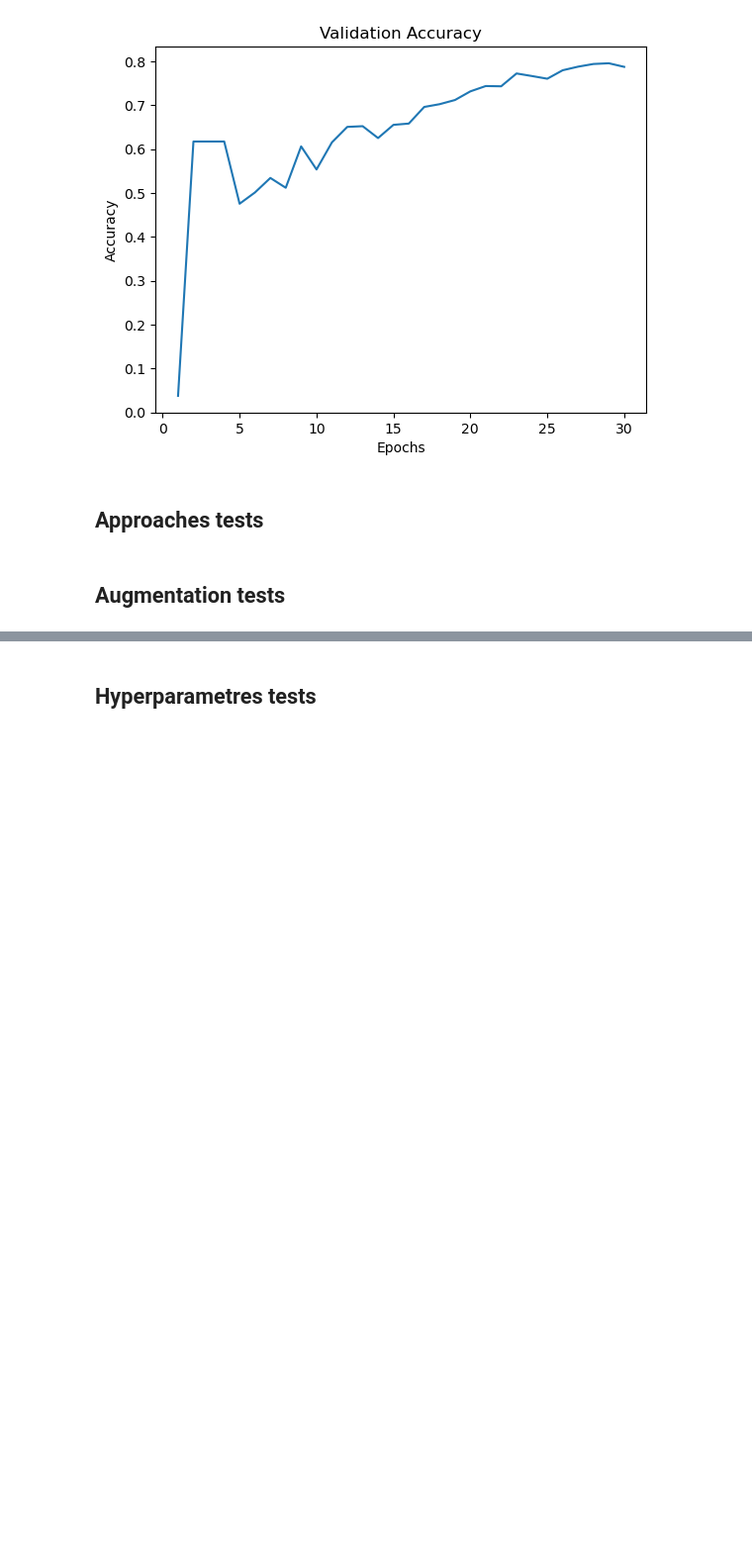
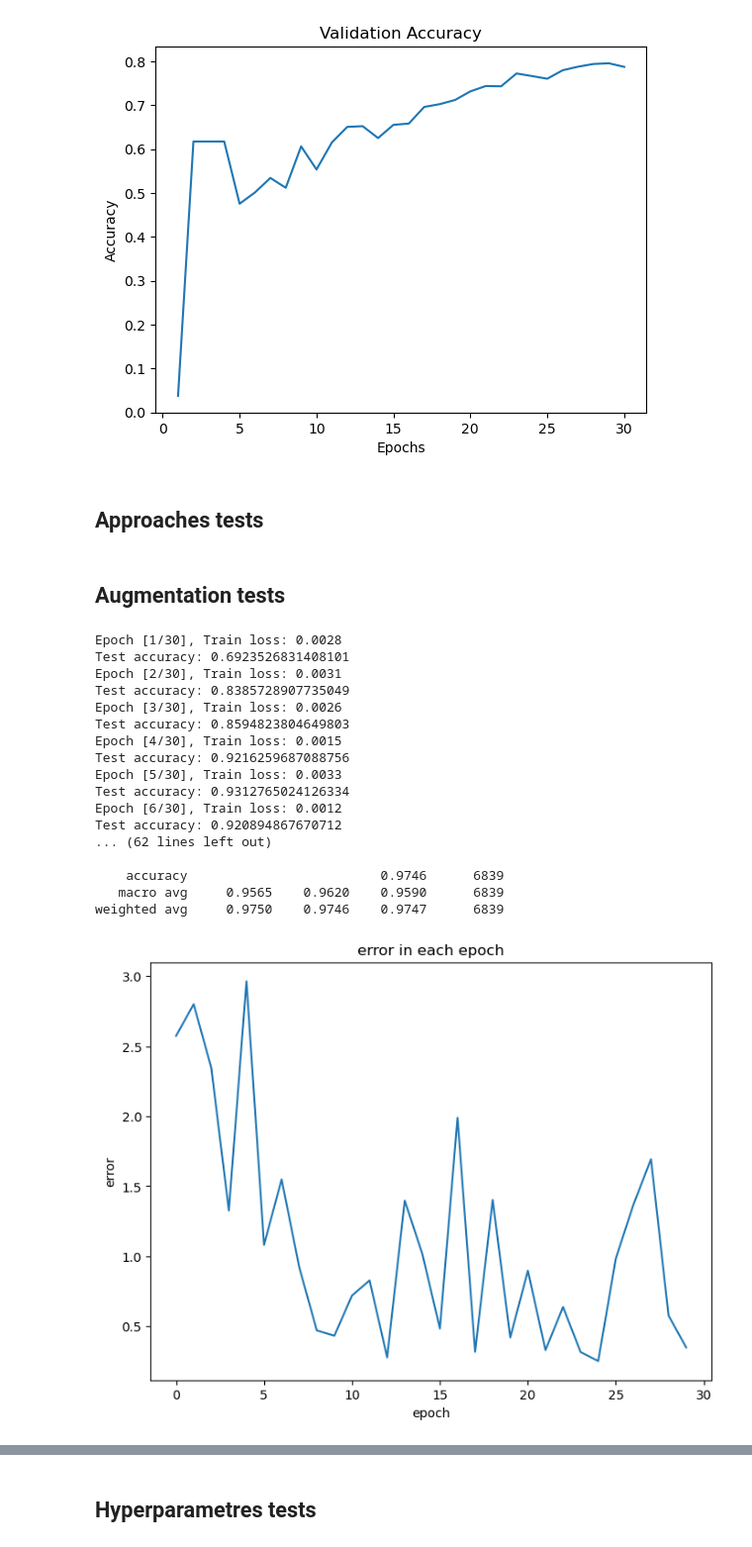
Before and after one commit to jakubrymuza/transformers, a Jupyter notebook: main.ipynb, the cells around one changed output, grey strips where cells are left out. Shown at 99% size. Saved outputs shown, nothing was run; the diff lists cells and outputs as text; code cells hidden in the pictures; blank space fills up the shorter version.

Commit message:
add aug test

```diff
--- a/main.ipynb
+++ b/main.ipynb
@@ -70,6 +71,7 @@ num_epochs = 30
 batch_size = 64
 lr = 0.01
 weight_decay = 1e-8
+masking_param = 40
 # %%
 # trans params
 num_heads=5
@@ -278,0 +279,47 @@ weighted avg     0.7938    0.7874    0.7883      6839
+# %%
+transform = [
+    torchaudio.transforms.TimeMasking(time_mask_param = masking_param),
+    torchaudio.transforms.FrequencyMasking(freq_mask_param = masking_param),
+    ]
+# %%
+model = models.InceptionClassifierMod(INPUT_SHAPE, CLASSES_COUNT, num_filters, use_residual, use_bottleneck, depth, kernel_size, bottleneck_size)
+
+model.to(DEVICE)
+if DEVICE == torch.device('cuda'):
+    model = model.cuda()
+
+criterion = nn.CrossEntropyLoss()
+optimizer = optim.Adam(model.parameters(), lr = lr, weight_decay = weight_decay)
+scheduler = LinearLR(optimizer = optimizer, start_factor = 1.0, end_factor = 0.01, total_iters = num_epochs)
+# %%
+model = perform_test(model = model,
+                     train_data = train_data,
+                     test_data = valid_data,
+                     batch_size = batch_size,
+                     num_epochs = num_epochs,
+                     criterion = criterion,
+                     optimizer = optimizer,
+                     scheduler = scheduler,
+                     device = DEVICE,
+                     all_classes=classes_index,
+                     trans_mode = False,
+                     transform = transform)
+# %% [output]
+Epoch [1/30], Train loss: 0.0028
+Test accuracy: 0.6923526831408101
+Epoch [2/30], Train loss: 0.0031
+Test accuracy: 0.8385728907735049
+Epoch [3/30], Train loss: 0.0026
+Test accuracy: 0.8594823804649803
+Epoch [4/30], Train loss: 0.0015
+Test accuracy: 0.9216259687088756
+Epoch [5/30], Train loss: 0.0033
+Test accuracy: 0.9312765024126334
+Epoch [6/30], Train loss: 0.0012
+Test accuracy: 0.920894867670712
+... (62 lines left out)
+
+    accuracy                         0.9746      6839
+   macro avg     0.9565    0.9620    0.9590      6839
+weighted avg     0.9750    0.9746    0.9747      6839
+[figure, added]
```
Also changed, not shown: parts of 4 cells of this notebook, 1 other file.
